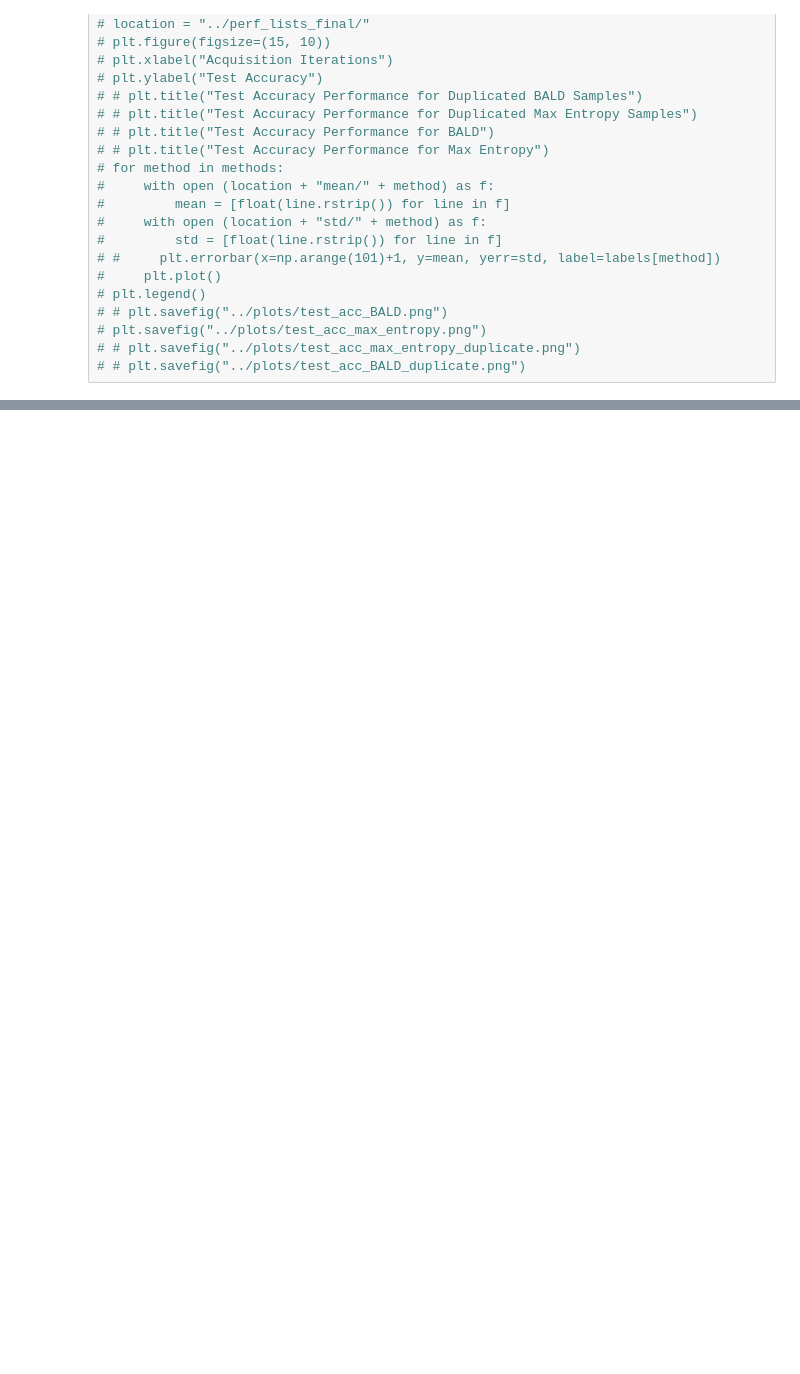
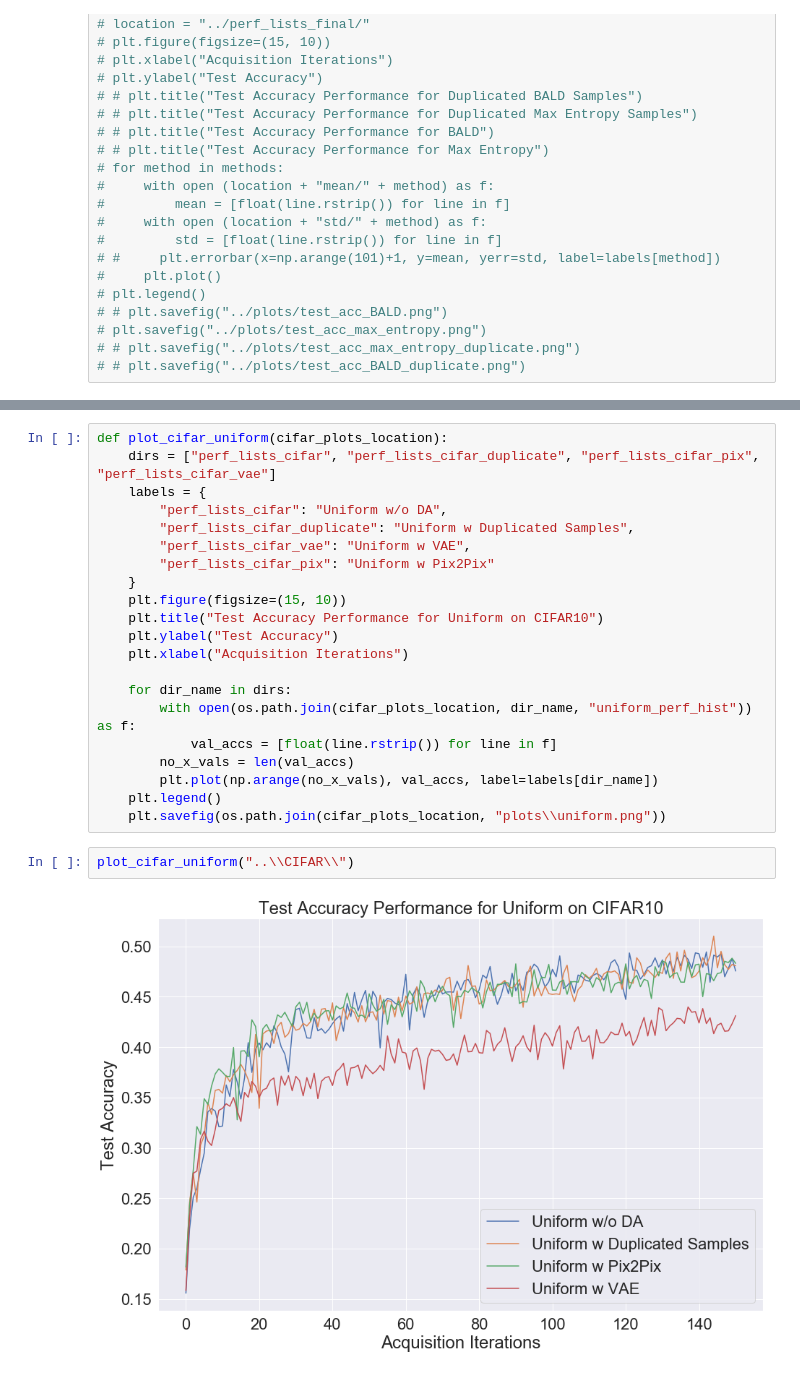
Before and after one commit to vaibhavjindal/10708project, a Jupyter notebook: after_midway/plotting_results_code/plotting_cifar.ipynb, the cells around one changed output, grey strips where cells are left out. Drawn from its saved outputs; the diff is of its cells as text; blank space fills up the shorter version.

```diff
--- a/after_midway/plotting_results_code/plotting_cifar.ipynb
+++ b/after_midway/plotting_results_code/plotting_cifar.ipynb
@@ -78,0 +113,25 @@ FileNotFoundError: [Errno 2] No such file or directory: '..\\CIFAR\\perf_lists_c
+# %%
+def plot_cifar_uniform(cifar_plots_location):
+    dirs = ["perf_lists_cifar", "perf_lists_cifar_duplicate", "perf_lists_cifar_pix", "perf_lists_cifar_vae"]
+    labels = {
+        "perf_lists_cifar": "Uniform w/o DA",
+        "perf_lists_cifar_duplicate": "Uniform w Duplicated Samples",
+        "perf_lists_cifar_vae": "Uniform w VAE",
+        "perf_lists_cifar_pix": "Uniform w Pix2Pix"
+    }
+    plt.figure(figsize=(15, 10))
+    plt.title("Test Accuracy Performance for Uniform on CIFAR10")
+    plt.ylabel("Test Accuracy")
+    plt.xlabel("Acquisition Iterations")
+
+    for dir_name in dirs:
+        with open(os.path.join(cifar_plots_location, dir_name, "uniform_perf_hist")) as f:
+            val_accs = [float(line.rstrip()) for line in f]
+        no_x_vals = len(val_accs)
+        plt.plot(np.arange(no_x_vals), val_accs, label=labels[dir_name])
+    plt.legend()
+    plt.savefig(os.path.join(cifar_plots_location, "plots\\uniform.png"))
+# %%
+plot_cifar_uniform("..\\CIFAR\\")
+# %% [output]
+[figure, added]
```
Also changed, not shown: parts of 4 cells of this notebook, 18 other files.
